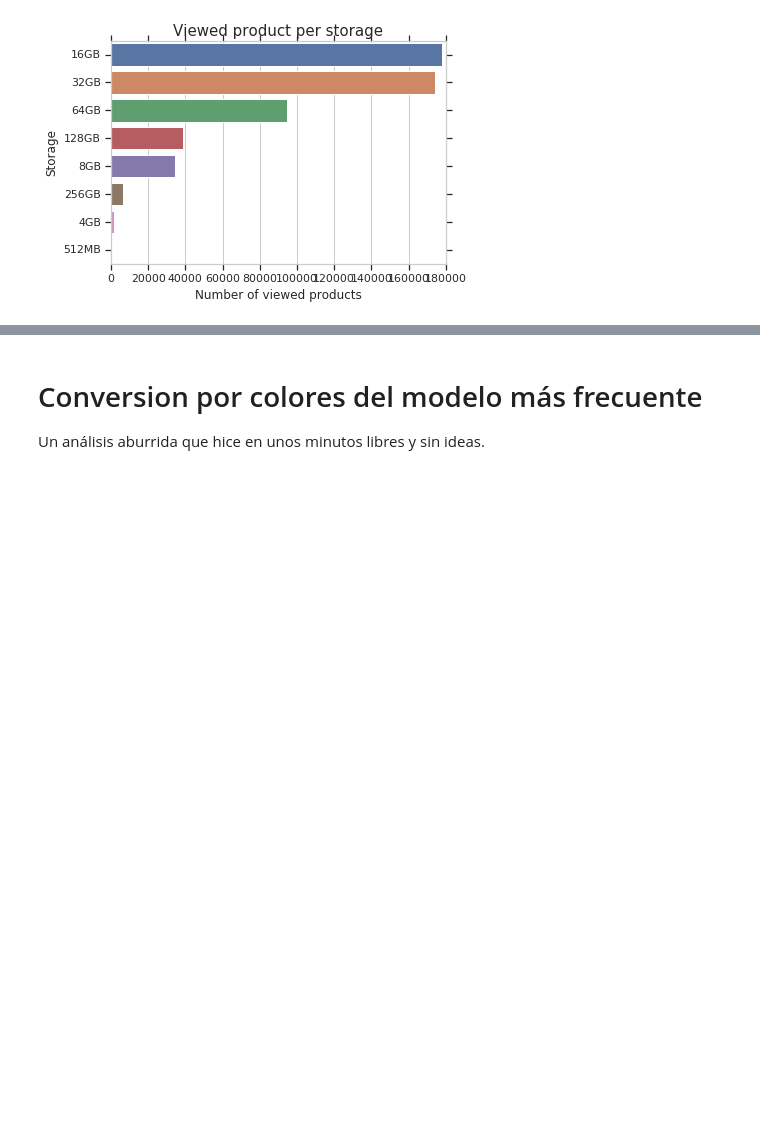
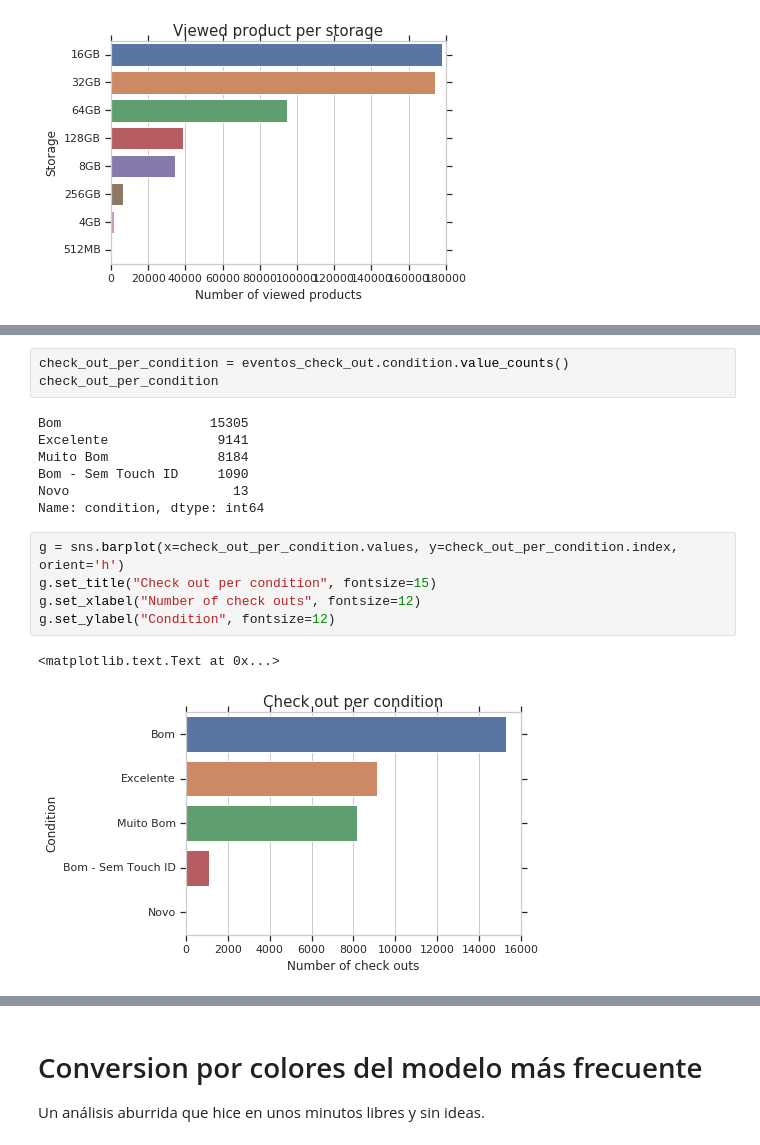
Before and after one commit to rozanecm/7506_OrganizacionDeDatos_TP1, a Jupyter notebook: quilombo.ipynb, the cells around one changed output, grey strips where cells are left out. Saved outputs shown, nothing was run; the diff lists cells and outputs as text; blank space fills up the shorter version.

```diff
--- a/quilombo.ipynb
+++ b/quilombo.ipynb
@@ -436,0 +457,18 @@ g.set_ylabel("Storage", fontsize=12)
+# %%
+check_out_per_condition = eventos_check_out.condition.value_counts()
+check_out_per_condition
+# %% [output]
+Bom                   15305
+Excelente              9141
+Muito Bom              8184
+Bom - Sem Touch ID     1090
+Novo                     13
+Name: condition, dtype: int64
+# %%
+g = sns.barplot(x=check_out_per_condition.values, y=check_out_per_condition.index, orient='h')
+g.set_title("Check out per condition", fontsize=15)
+g.set_xlabel("Number of check outs", fontsize=12)
+g.set_ylabel("Condition", fontsize=12)
+# %% [output]
+<matplotlib.text.Text at 0x...>
+[figure, added]
```
Also changed, not shown: parts of 5 cells of this notebook, 1 other file.
